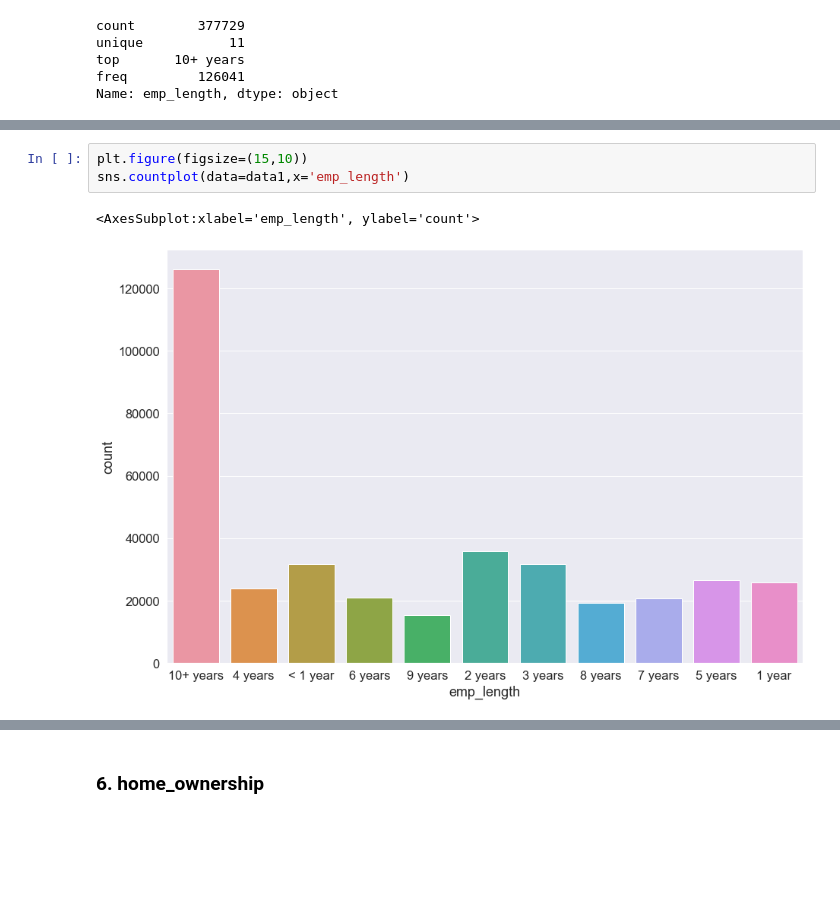
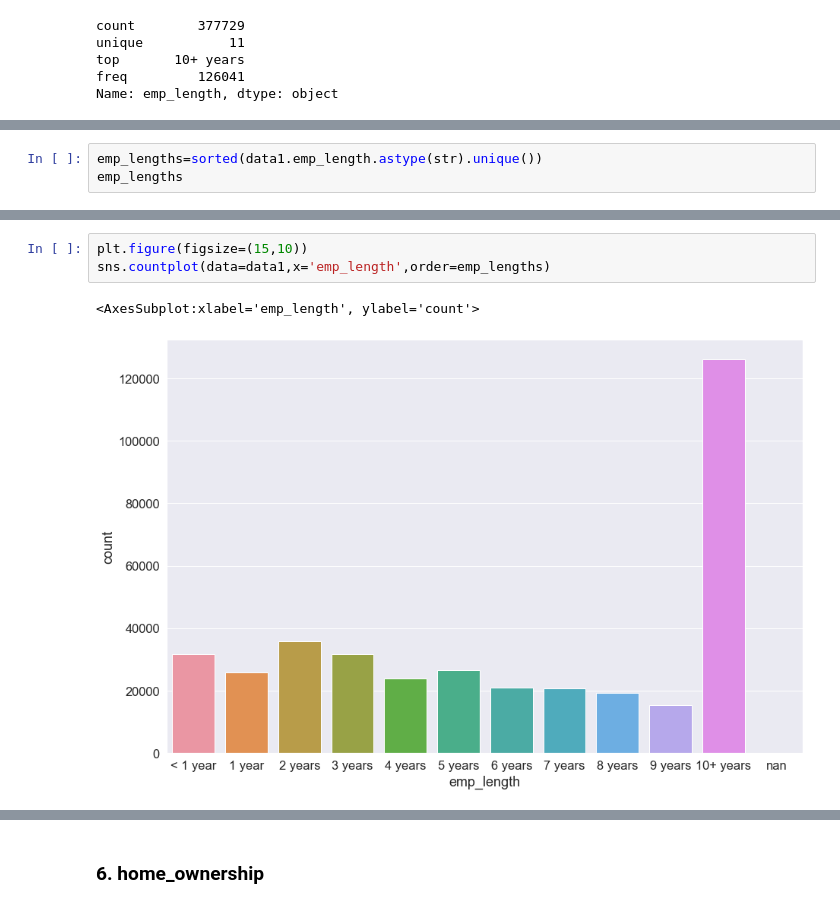
Before and after one commit to Ganesh4693/Lending-Club, a Jupyter notebook: lending.ipynb, the cells around one changed output, grey strips where cells are left out. Drawn from its saved outputs; the diff is of its cells as text; blank space fills up the shorter version.

```diff
--- a/lending.ipynb
+++ b/lending.ipynb
@@ -1004,0 +1143,3 @@ Name: emp_length, dtype: object
+# %%
+emp_lengths=sorted(data1.emp_length.astype(str).unique())
+emp_lengths
@@ -1005,6 +1175,6 @@ Name: emp_length, dtype: object
 # %%
 plt.figure(figsize=(15,10))
-sns.countplot(data=data1,x='emp_length')
+sns.countplot(data=data1,x='emp_length',order=emp_lengths)
 # %% [output]
 <AxesSubplot:xlabel='emp_length', ylabel='count'>
-[figure, old version]
+[figure, new version]
```
Also changed, not shown: parts of 58 cells of this notebook.
